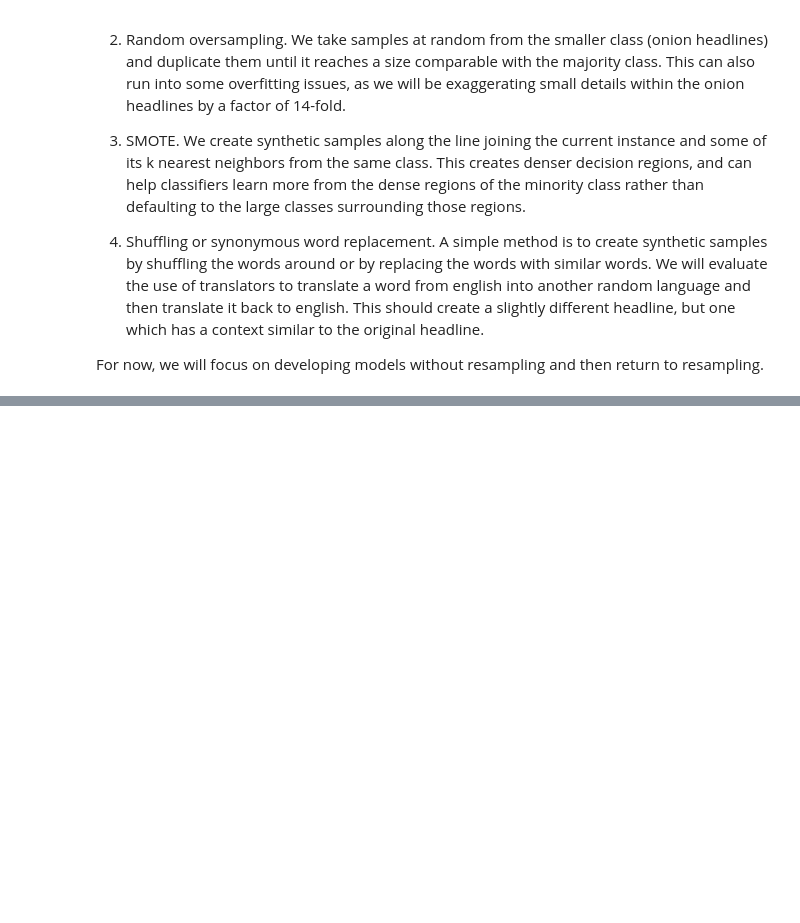
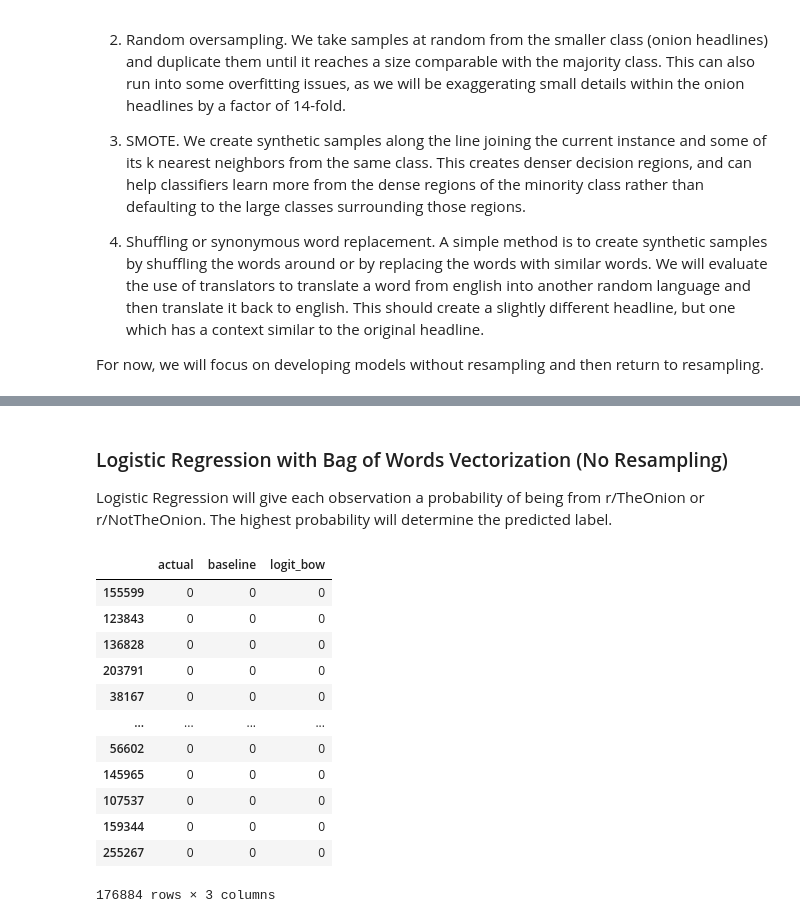
Before and after one commit to adam-gomez/finding-fake-news, a Jupyter notebook: walkthrough.ipynb, the cells around one changed output, grey strips where cells are left out. Cells and saved outputs as stored; diff of their text form; code cells hidden in the pictures; blank space fills up the shorter version.

```diff
--- a/walkthrough.ipynb
+++ b/walkthrough.ipynb
@@ -615,0 +657,3 @@ For now, we will focus on developing models without resampling and then return t
+# %%
+train_results_original['baseline'] = train.label.value_counts().idxmax()
+train_results_original
@@ -615,0 +713,7 @@ For now, we will focus on developing models without resampling and then return t
+# %%
+# Create the vectorizer object
+bow_vectorizer = CountVectorizer(analyzer = 'word', tokenizer = None, preprocessor = None, stop_words = None)
+# %%
+# Pass the cleaned headlines into the .fit_transform method
+X_train_bow_original = bow_vectorizer.fit_transform(train.clean)
+X_train_bow_original
@@ -615,0 +779,23 @@ For now, we will focus on developing models without resampling and then return t
+# %% [markdown]
+### Logistic Regression with Bag of Words Vectorization (No Resampling)
+
+Logistic Regression will give each observation a probability of being from r/TheOnion or r/NotTheOnion. The highest probability will determine the predicted label.
+# %%
+logit_bow_original = LogisticRegression().fit(X_train_bow_original, y_train_original)
+# %%
+train_results_original['logit_bow'] = logit_bow_original.predict(X_train_bow_original)
+train_results_original
+# %% [output]
+|  | actual | baseline | logit_bow |
+| 155599 | 0 | 0 | 0 |
+| 123843 | 0 | 0 | 0 |
+| 136828 | 0 | 0 | 0 |
+| 203791 | 0 | 0 | 0 |
+| 38167 | 0 | 0 | 0 |
+| ... | ... | ... | ... |
+| 56602 | 0 | 0 | 0 |
+| 145965 | 0 | 0 | 0 |
+| 107537 | 0 | 0 | 0 |
+| 159344 | 0 | 0 | 0 |
+| 255267 | 0 | 0 | 0 |
+176884 rows × 3 columns
```
Also changed, not shown: parts of 41 cells of this notebook.
